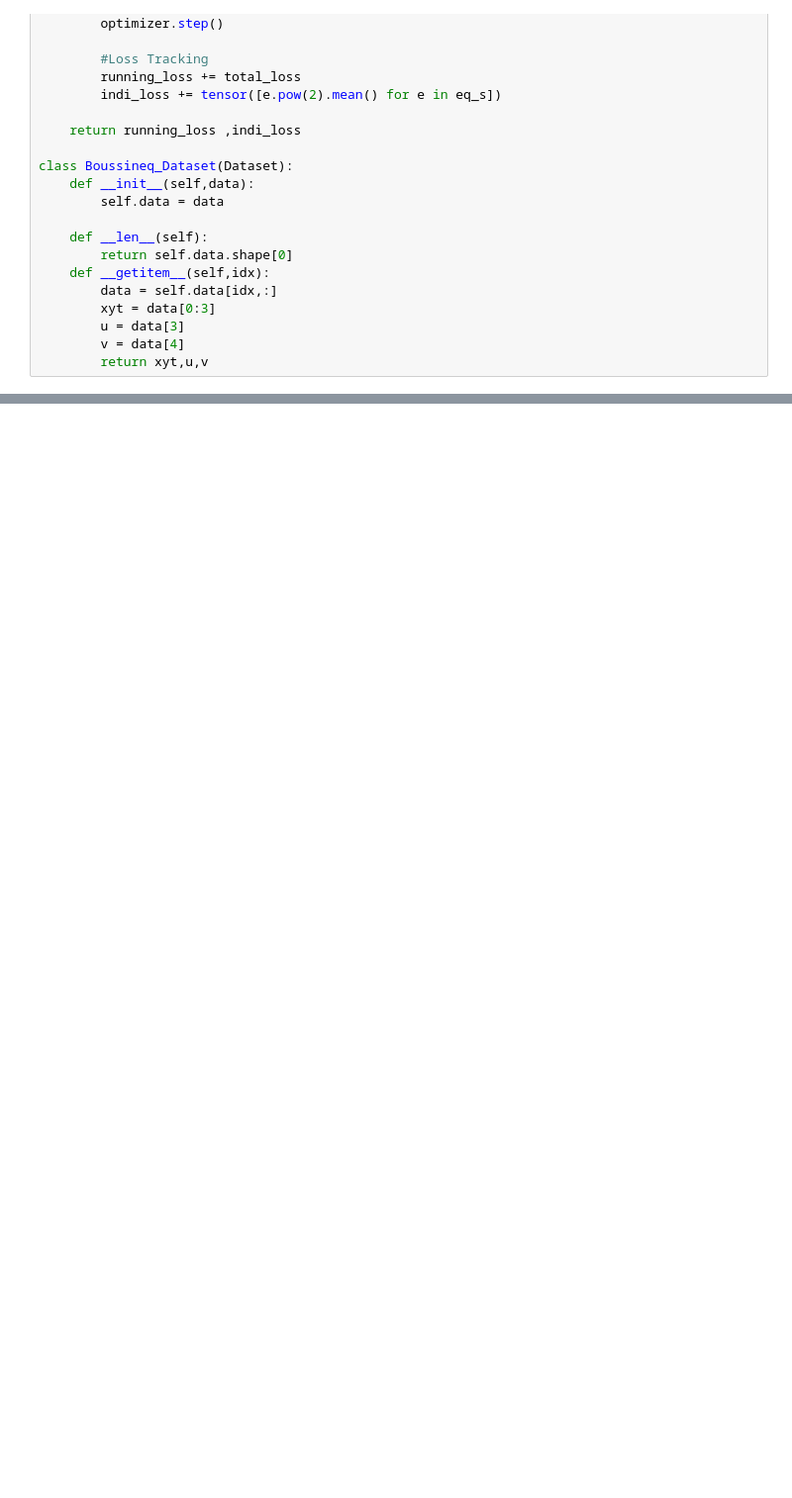
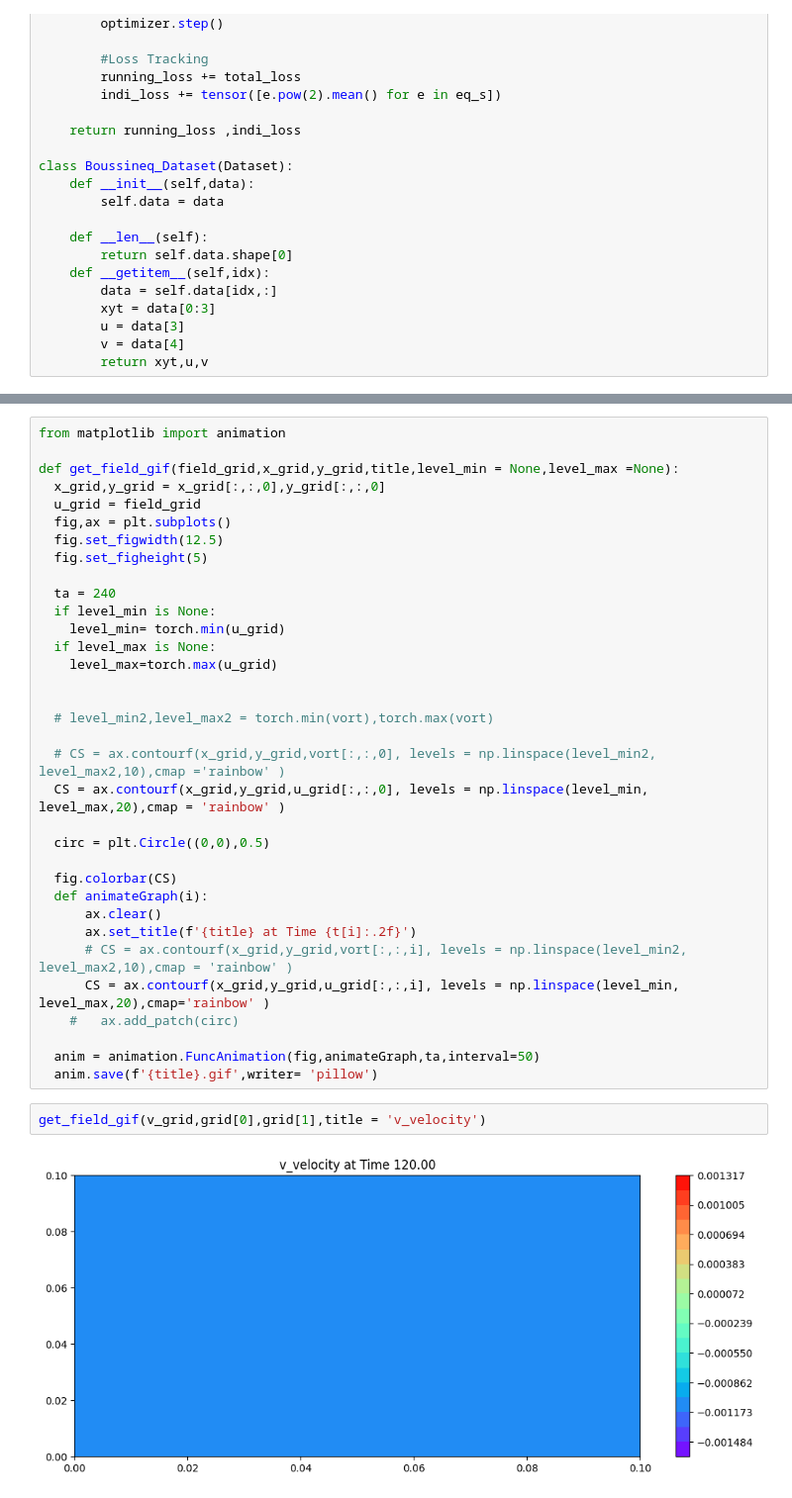
Before and after one commit to JohnCSu/Summer-Research_PINNs, a Jupyter notebook: Boussineq_2D.ipynb, the cells around one changed output, grey strips where cells are left out. Shown: that part at 99% size. Drawn from its saved outputs; the diff is of its cells as text; blank space fills up the shorter version.

```diff
--- a/Boussineq_2D.ipynb
+++ b/Boussineq_2D.ipynb
@@ -230,0 +275,38 @@ KeyboardInterrupt:
+# %%
+from matplotlib import animation
+
+def get_field_gif(field_grid,x_grid,y_grid,title,level_min = None,level_max =None):
+  x_grid,y_grid = x_grid[:,:,0],y_grid[:,:,0]
+  u_grid = field_grid
+  fig,ax = plt.subplots()
+  fig.set_figwidth(12.5)
+  fig.set_figheight(5)
+
+  ta = 240
+  if level_min is None:
+    level_min= torch.min(u_grid)
+  if level_max is None:
+    level_max=torch.max(u_grid)
+
+
+  # level_min2,level_max2 = torch.min(vort),torch.max(vort)
+
+  # CS = ax.contourf(x_grid,y_grid,vort[:,:,0], levels = np.linspace(level_min2, level_max2,10),cmap ='rainbow' )
+  CS = ax.contourf(x_grid,y_grid,u_grid[:,:,0], levels = np.linspace(level_min, level_max,20),cmap = 'rainbow' )
+
+  circ = plt.Circle((0,0),0.5)
+
+  fig.colorbar(CS)
+  def animateGraph(i):
+      ax.clear()
+      ax.set_title(f'{title} at Time {t[i]:.2f}')
+      # CS = ax.contourf(x_grid,y_grid,vort[:,:,i], levels = np.linspace(level_min2, level_max2,10),cmap = 'rainbow' )
+      CS = ax.contourf(x_grid,y_grid,u_grid[:,:,i], levels = np.linspace(level_min, level_max,20),cmap='rainbow' )
+    #   ax.add_patch(circ)
+
+  anim = animation.FuncAnimation(fig,animateGraph,ta,interval=50)
+  anim.save(f'{title}.gif',writer= 'pillow')
+# %%
+get_field_gif(v_grid,grid[0],grid[1],title = 'v_velocity')
+# %% [output]
+[figure, added]
```
Also changed, not shown: parts of 9 cells of this notebook, 3 other files.
